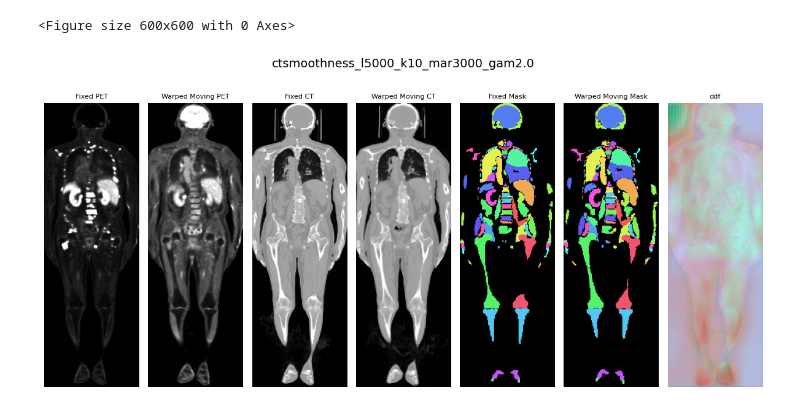
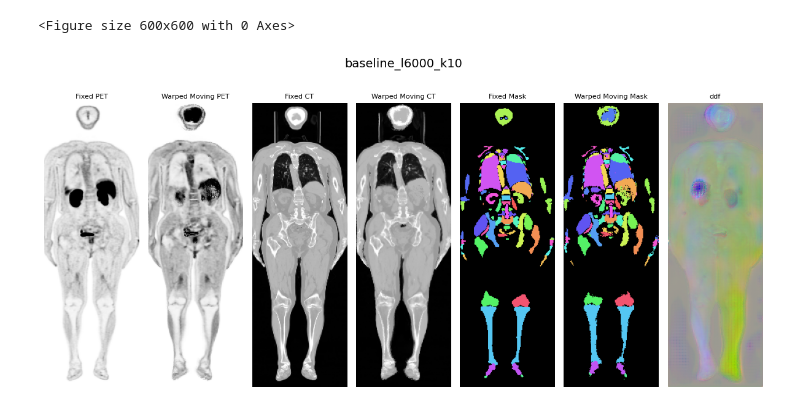
Before and after one commit to XiangcenWu/psma_gen, a Jupyter notebook: see.ipynb, the cells around one changed output. Saved outputs shown, nothing was run; the diff lists cells and outputs as text; code cells hidden in the pictures.

```diff
--- a/see.ipynb
+++ b/see.ipynb
@@ -40,11 +40,11 @@ def return_file_path(base_dir, patient, image):
     return os.path.join(base_dir, patient, image)
 
 
-base_dir = r"/home/xcwu"
-hp_name = r'ctsmoothness_l5000_k10_mar3000_gam2.0'
-# hp_name = 'ctsmoothness_l5000_k10_mar3000'
+base_dir = r"C:\Users\Sam\Downloads\viz"
+hp_name = r'ctsmoothness_l6000_k10_mar3000_gam1.0'
+hp_name = r'baseline_l6000_k10'
 # Paths to your images
-patient = '0000'
+patient = '0005'
 
 warped_moving_path = return_file_path(os.path.join(base_dir , hp_name), patient, 'fdg_pt_warped.nii.gz')
 warped_moving_mask_path = return_file_path(os.path.join(base_dir , hp_name), patient, 'fdg_mask_warped.nii.gz')
@@ -123,7 +123,7 @@ Image shape (z, y, x): (384, 128, 128)
 
 # Choose slice index (along z)
 slice_idx = fixed.shape[1] // 2  # middle slice
-slice_idx = 80
+slice_idx = 90
 
 wm_slice = warped_moving[:, slice_idx, :]
 wm_mask_slice = warped_moving_mask[:, slice_idx, :]
@@ -165,12 +165,12 @@ fig, axes = plt.subplots(1, 7, figsize=(12, 6))  # 1 row, 6 columns
 fig.suptitle(hp_name, fontsize=14)  # slightly smaller overall title
 
 # Column 1: Fixed PET
-axes[0].imshow(np.rot90(fixed_slice, k=2), cmap="gray")
+axes[0].imshow(np.rot90(fixed_slice, k=2), cmap="gray_r")
 axes[0].set_title("Fixed PET", fontsize=8)
 axes[0].axis("off")
 
 # Column 2: Warped Moving PET
-axes[1].imshow(np.rot90(wm_slice, k=2), cmap="gray")
+axes[1].imshow(np.rot90(wm_slice, k=2), cmap="gray_r")
 axes[1].set_title("Warped Moving PET", fontsize=8)
 axes[1].axis("off")
 
@@ -179,31 +179,31 @@ axes[2].imshow(np.rot90(fixed_ct_slice, k=2), cmap="gray")
 axes[2].set_title("Fixed CT", fontsize=8)
 axes[2].axis("off")
 
 # Column 4: Warped Moving CT
 axes[3].imshow(np.rot90(wm_ct_slice, k=2), cmap="gray")
 axes[3].set_title("Warped Moving CT", fontsize=8)
 axes[3].axis("off")
 
 # Column 5: Fixed PET Mask (overlay)
 axes[4].imshow(np.rot90(fixed_slice, k=2), cmap="gray")
 axes[4].imshow(np.rot90(fixed_mask_slice, k=2), cmap=cmap)
 axes[4].set_title("Fixed Mask", fontsize=8)
 axes[4].axis("off")
 
 # Column 6: Warped Moving CT Mask (overlay)
 axes[5].imshow(np.rot90(wm_ct_slice, k=2), cmap="gray")
 axes[5].imshow(np.rot90(wm_mask_slice, k=2), cmap=cmap)
 axes[5].set_title("Warped Moving Mask", fontsize=8)
 axes[5].axis("off")
 
 
 # Column 7: Warped Moving CT Mask (overlay)
 axes[6].imshow(np.rot90(rgb, k=1))
 axes[6].imshow(np.rot90(rgb, k=1))
 axes[6].set_title("ddf", fontsize=8)
 axes[6].axis("off")
 
 plt.tight_layout()
 plt.show()
 # %% [output]
-[figure, old version]
+[figure, new version]
```
Also changed, not shown: 7 other files.
